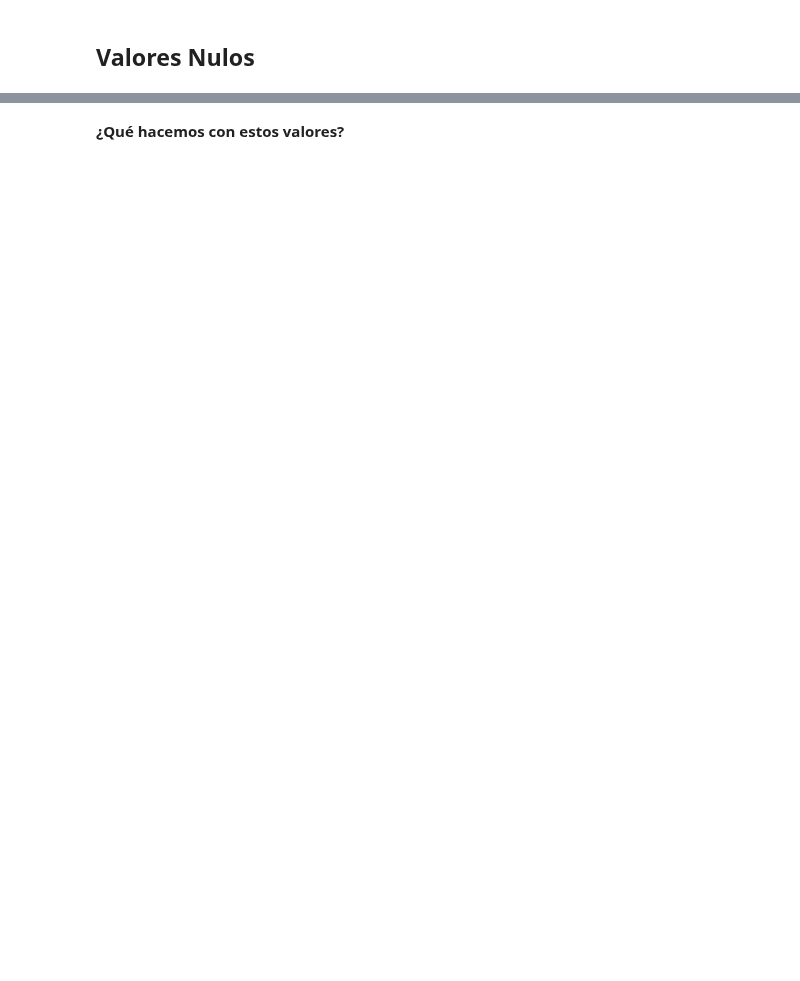
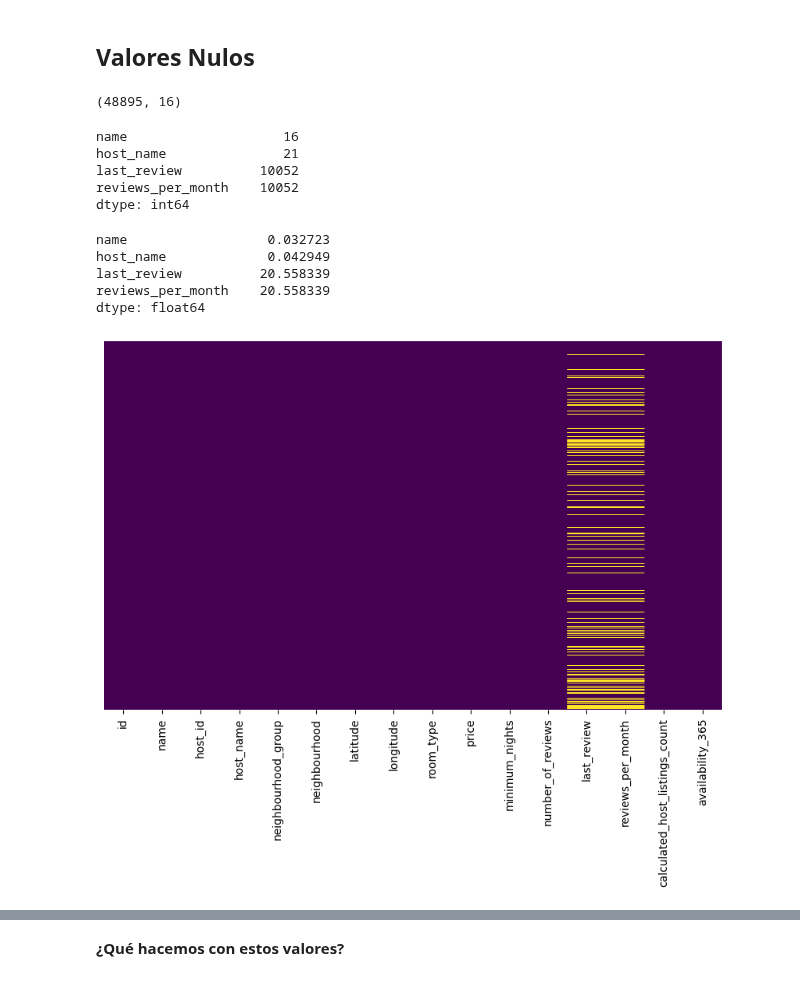
Before and after one commit to Ironhack-Data-Madrid-Enero-2023/apuntes_clase, a Jupyter notebook: semana_2/4.1 - Data Cleaning 2.ipynb, the cells around one changed output, grey strips where cells are left out. Saved outputs shown, nothing was run; the diff lists cells and outputs as text; code cells hidden in the pictures; blank space fills up the shorter version.

```diff
--- a/semana_2/4.1 - Data Cleaning 2.ipynb
+++ b/semana_2/4.1 - Data Cleaning 2.ipynb
@@ -16,0 +37,8 @@ Primero importamos librerias y los datos.
+# %%
+# se cargan los datos
+
+airbnb_ori=pd.read_csv('../data/AB_NYC_2019.csv')
+
+airbnb=airbnb_ori.copy()
+
+airbnb.head()
@@ -25,2 +145,40 @@ Se comienza la exploracion de los datos.
 # %% [markdown]
 ## Valores Nulos
+# %%
+airbnb.shape
+# %% [output]
+(48895, 16)
+# %%
+nan_cols = airbnb.isna().sum()
+
+nan_cols[nan_cols>0]
+# %% [output]
+name                    16
+host_name               21
+last_review          10052
+reviews_per_month    10052
+dtype: int64
+# %%
+nan_cols = airbnb.isna().mean()  * 100  # porcentaje de nulo en cada columna
+
+nan_cols[nan_cols>0]
+# %% [output]
+name                  0.032723
+host_name             0.042949
+last_review          20.558339
+reviews_per_month    20.558339
+dtype: float64
+# %%
+# grafico de nulos en el dataframe
+
+plt.figure(figsize=(10, 6))  # inicia la figura y establece el tamaño
+
+sns.heatmap(airbnb.isna(),   # datos
+            yticklabels=False,
+            cmap='viridis',
+            cbar=False
+           )
+
+plt.show();
+# %% [output]
+[figure, added]
```
Also changed, not shown: parts of 28 cells of this notebook.
